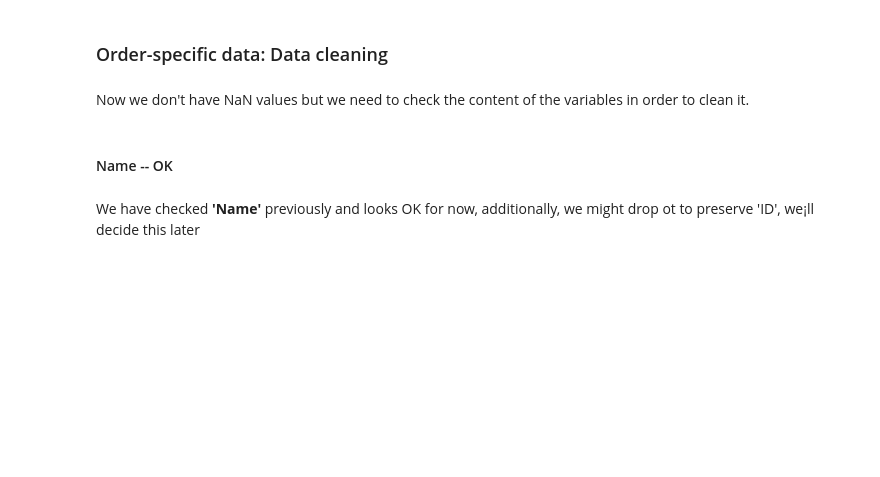
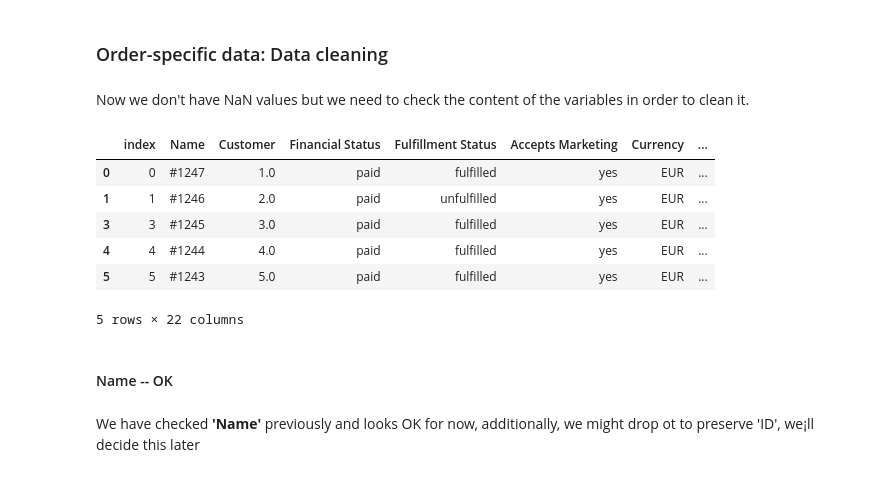
Before and after one commit to adriaferrer/Vimet, a Jupyter notebook: 01.Data_cleaning/Data_cleaning_orders.ipynb, the cells around one changed output. Saved outputs shown, nothing was run; the diff lists cells and outputs as text; code cells hidden in the pictures; blank space fills up the shorter version.

```diff
--- a/01.Data_cleaning/Data_cleaning_orders.ipynb
+++ b/01.Data_cleaning/Data_cleaning_orders.ipynb
@@ -79,2 +186,5 @@ order_specific_clean['Billing Zip'] = order_specific_clean['Billing Zip'].fillna
+# %%
+orders['Shipping City'] = orders['Shipping City'].fillna(value='Unknown')
+orders['Shipping Zip'] = orders['Shipping Zip'].fillna(value='Unknown')
 # %%
 #We check the status of the NaN values
@@ -86,4 +214,12 @@ We solved all the Nan values issues.
 # %% [markdown]
 Now we don't have NaN values but we need to check the content of the variables in order to clean it.
 # %%
-order_specific_clean.head()
+orders.head()
+# %% [output]
+|  | index | Name | Customer | Financial Status | Fulfillment Status | Accepts Marketing | Currency | ... |
+| 0 | 0 | #1247 | 1.0 | paid | fulfilled | yes | EUR | ... |
+| 1 | 1 | #1246 | 2.0 | paid | unfulfilled | yes | EUR | ... |
+| 3 | 3 | #1245 | 3.0 | paid | fulfilled | yes | EUR | ... |
+| 4 | 4 | #1244 | 4.0 | paid | fulfilled | yes | EUR | ... |
+| 5 | 5 | #1243 | 5.0 | paid | fulfilled | yes | EUR | ... |
+5 rows × 22 columns
```
Also changed, not shown: parts of 106 cells of this notebook.
